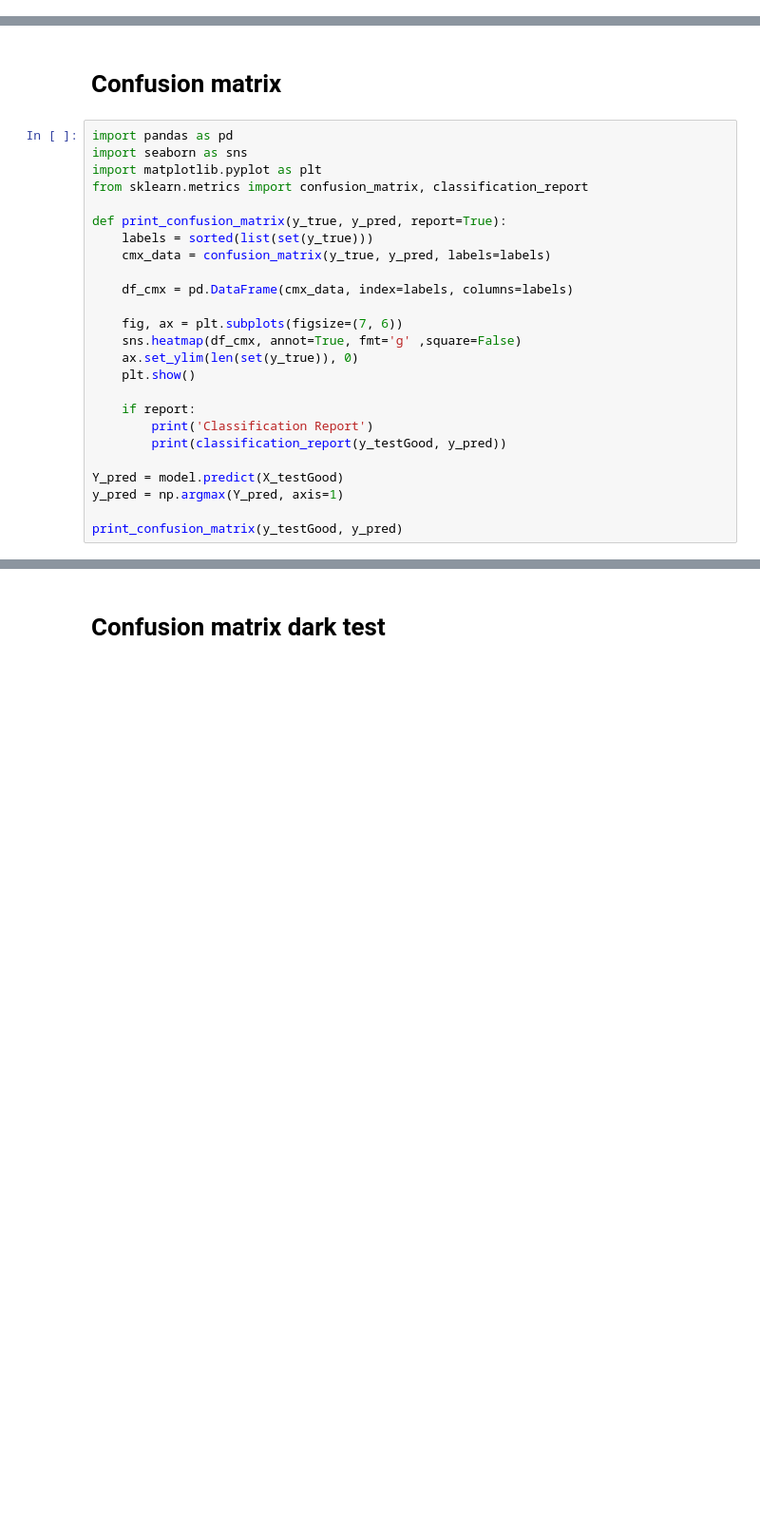
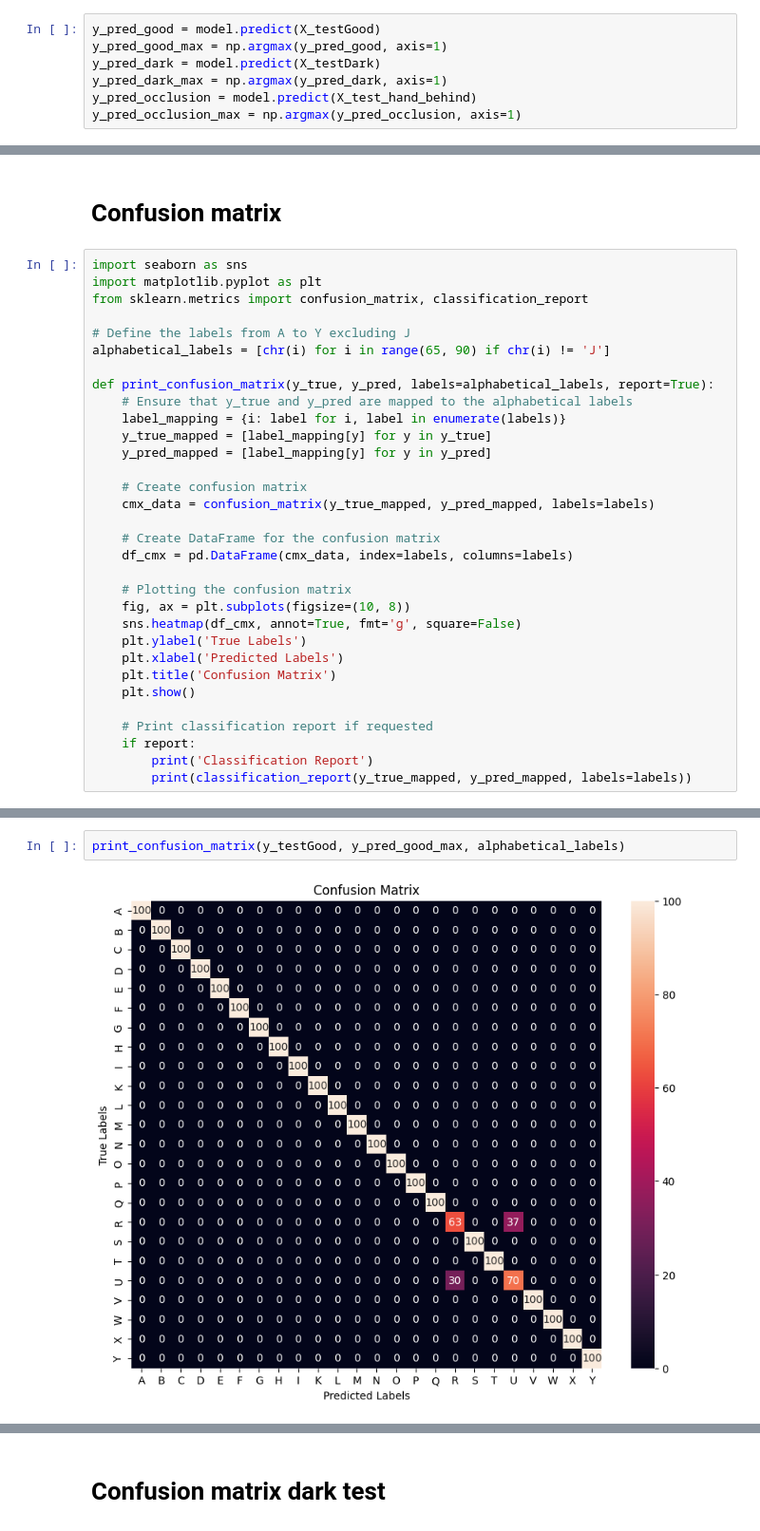
Before and after one commit to mijn35/thesis, a Jupyter notebook: Camera_pipeline_ML.ipynb, the cells around one changed output, grey strips where cells are left out. Shown at 95% size. Drawn from its saved outputs; the diff is of its cells as text; blank space fills up the shorter version.

```diff
--- a/Camera_pipeline_ML.ipynb
+++ b/Camera_pipeline_ML.ipynb
@@ -219 +214,8 @@ print(np.argmax(np.squeeze(predict_result)))
 0
+# %%
+y_pred_good = model.predict(X_testGood)
+y_pred_good_max = np.argmax(y_pred_good, axis=1)
+y_pred_dark = model.predict(X_testDark)
+y_pred_dark_max = np.argmax(y_pred_dark, axis=1)
+y_pred_occlusion = model.predict(X_test_hand_behind)
+y_pred_occlusion_max = np.argmax(y_pred_occlusion, axis=1)
@@ -220,27 +226,34 @@ print(np.argmax(np.squeeze(predict_result)))
 # %% [markdown]
 # Confusion matrix
 # %%
-import pandas as pd
 import seaborn as sns
 import matplotlib.pyplot as plt
 from sklearn.metrics import confusion_matrix, classification_report
 
-def print_confusion_matrix(y_true, y_pred, report=True):
-    labels = sorted(list(set(y_true)))
-    cmx_data = confusion_matrix(y_true, y_pred, labels=labels)
+# Define the labels from A to Y excluding J
+alphabetical_labels = [chr(i) for i in range(65, 90) if chr(i) != 'J']
 
+def print_confusion_matrix(y_true, y_pred, labels=alphabetical_labels, report=True):
+    # Ensure that y_true and y_pred are mapped to the alphabetical labels
+    label_mapping = {i: label for i, label in enumerate(labels)}
+    y_true_mapped = [label_mapping[y] for y in y_true]
+    y_pred_mapped = [label_mapping[y] for y in y_pred]
+
+    # Create confusion matrix
+    cmx_data = confusion_matrix(y_true_mapped, y_pred_mapped, labels=labels)
+
+    # Create DataFrame for the confusion matrix
     df_cmx = pd.DataFrame(cmx_data, index=labels, columns=labels)
 
-    fig, ax = plt.subplots(figsize=(7, 6))
-    sns.heatmap(df_cmx, annot=True, fmt='g' ,square=False)
-    ax.set_ylim(len(set(y_true)), 0)
+    # Plotting the confusion matrix
+    fig, ax = plt.subplots(figsize=(10, 8))
+    sns.heatmap(df_cmx, annot=True, fmt='g', square=False)
+    plt.ylabel('True Labels')
+    plt.xlabel('Predicted Labels')
+    plt.title('Confusion Matrix')
     plt.show()
 
+    # Print classification report if requested
     if report:
         print('Classification Report')
-        print(classification_report(y_testGood, y_pred))
-
-Y_pred = model.predict(X_testGood)
-y_pred = np.argmax(Y_pred, axis=1)
-
-print_confusion_matrix(y_testGood, y_pred)
+        print(classification_report(y_true_mapped, y_pred_mapped, labels=labels))
@@ -266,0 +260,4 @@ weighted avg       0.96      0.95      0.95      2400
+# %%
+print_confusion_matrix(y_testGood, y_pred_good_max, alphabetical_labels)
+# %% [output]
+[figure, added]
```
Also changed, not shown: parts of 30 cells of this notebook, 10 other files.
